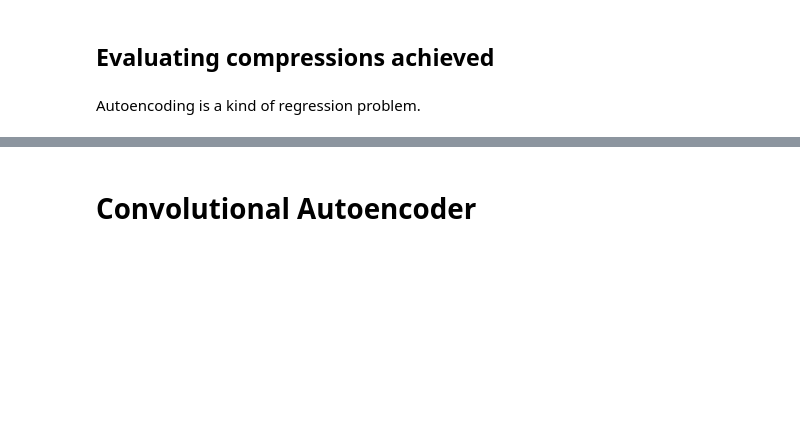
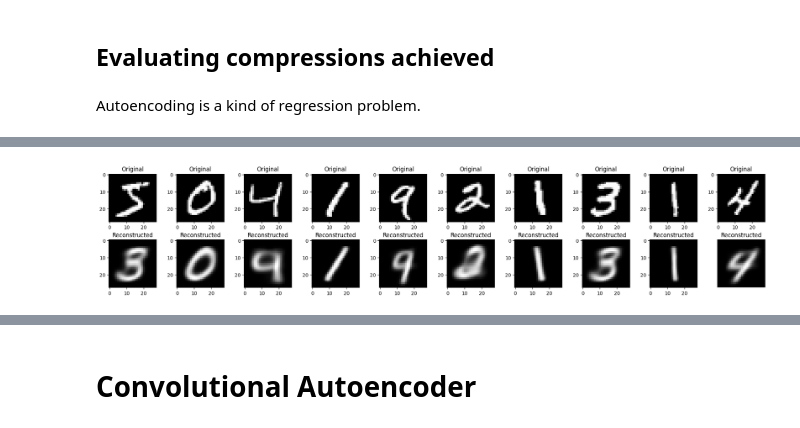
Before and after one commit to joseph-hellerstein/pixel_proficiency, a Jupyter notebook: notebooks/Pixel_Proficiency_4_self-supervised-autoencoders.ipynb, the cells around one changed output, grey strips where cells are left out. Saved outputs shown, nothing was run; the diff lists cells and outputs as text; code cells hidden in the pictures; blank space fills up the shorter version.

```diff
--- a/notebooks/Pixel_Proficiency_4_self-supervised-autoencoders.ipynb
+++ b/notebooks/Pixel_Proficiency_4_self-supervised-autoencoders.ipynb
@@ -520,0 +550,4 @@ Compression ration: 49.0
+# %%
+dae1 = DenseAutoencoder.deserialize("models")
+dae1.plot(X_MNIST_TRAIN)
+# %% [output]
@@ -520,0 +555 @@ Compression ration: 49.0
+[figure, added]
```
Also changed, not shown: parts of 21 cells of this notebook, 13 other files.
